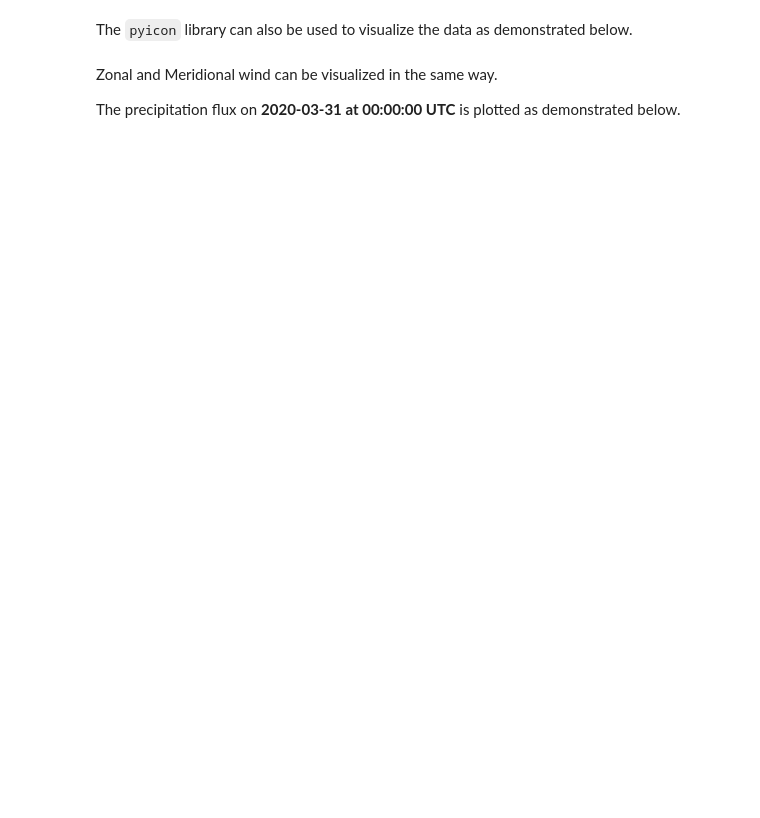
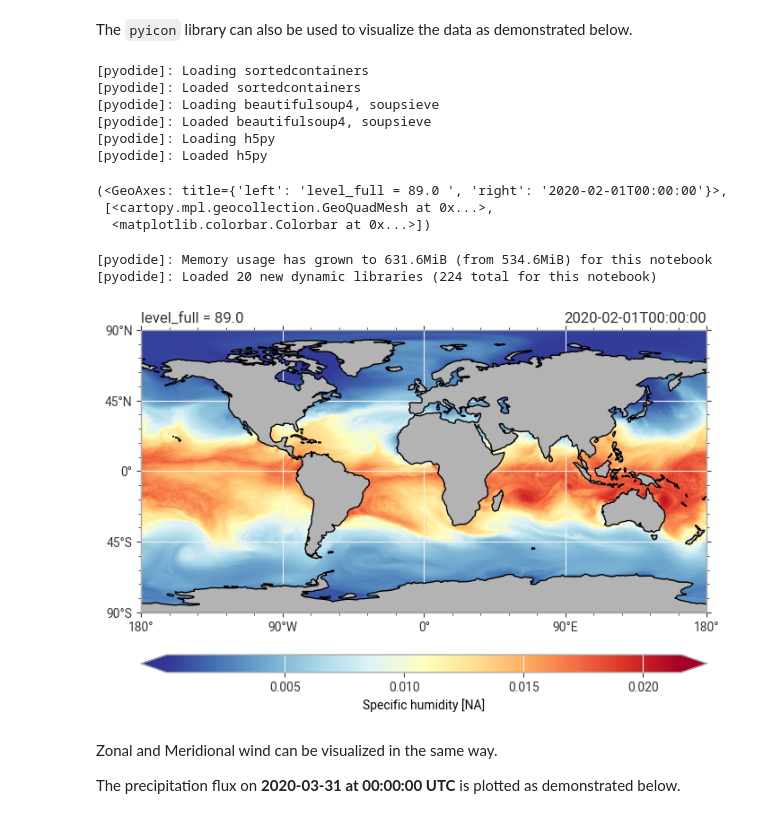
Before and after one commit to climet-eu/compression-lab-notebooks, a Jupyter notebook: 04-example-datasets/03-NextGEMS.ipynb, the cells around one changed output. Drawn from its saved outputs; the diff is of its cells as text; code cells hidden in the pictures; blank space fills up the shorter version.

```diff
--- a/04-example-datasets/03-NextGEMS.ipynb
+++ b/04-example-datasets/03-NextGEMS.ipynb
@@ -231,8 +226,21 @@ plot_(da_hus, {"gridSpec": gridspec})
 # %% [markdown]
 The `pyicon` library can also be used to visualize the data as demonstrated below.
 # %%
-import pyicon  # noqa: F401
-da_hus.pyicon.plot();
+import pyicon as pyic  # noqa: F401
+da_hus.pyic.plot()
+# %% [output]
+[pyodide]: Loading sortedcontainers
+[pyodide]: Loaded sortedcontainers
+[pyodide]: Loading beautifulsoup4, soupsieve
+[pyodide]: Loaded beautifulsoup4, soupsieve
+[pyodide]: Loading h5py
+[pyodide]: Loaded h5py
+(<GeoAxes: title={'left': 'level_full = 89.0 ', 'right': '2020-02-01T00:00:00'}>,
+ [<cartopy.mpl.geocollection.GeoQuadMesh at 0x...>,
+  <matplotlib.colorbar.Colorbar at 0x...>])
+[pyodide]: Memory usage has grown to 631.6MiB (from 534.6MiB) for this notebook
+[pyodide]: Loaded 20 new dynamic libraries (224 total for this notebook)
+[figure, added]
 # %% [markdown]
 Zonal and Meridional wind can be visualized in the same way.
 
```
Also changed, not shown: parts of 8 cells of this notebook.
